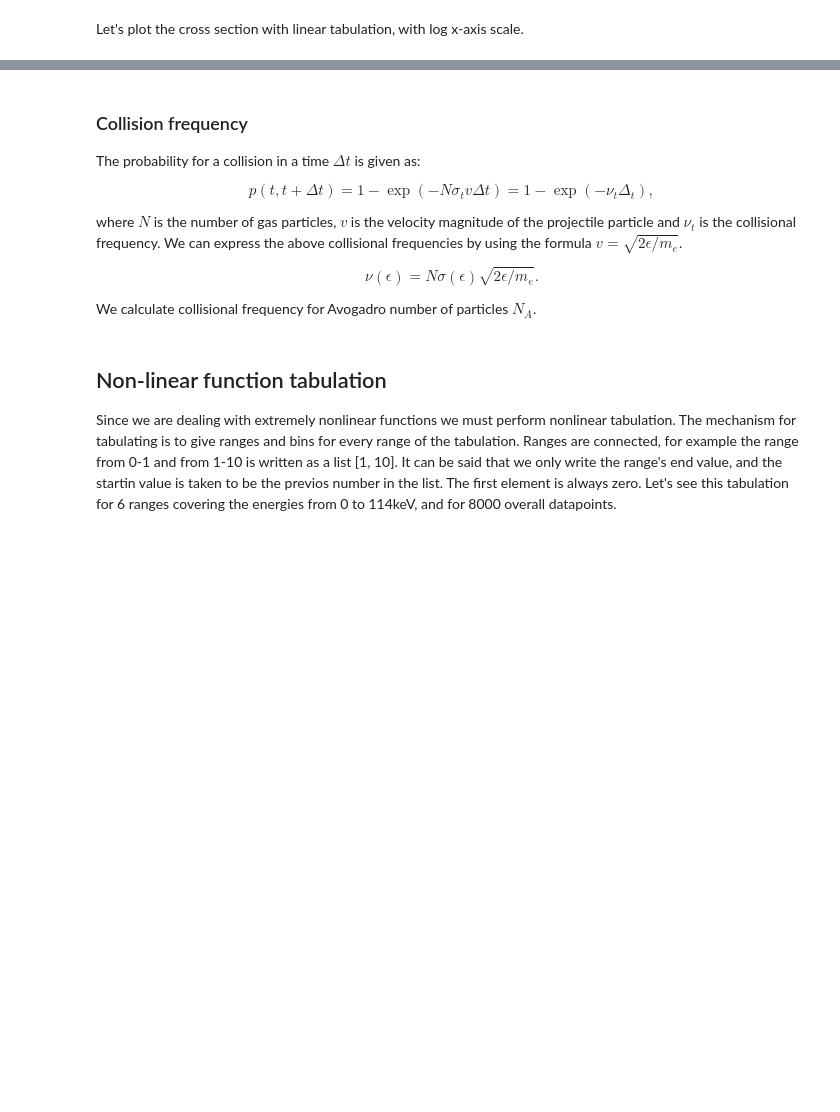
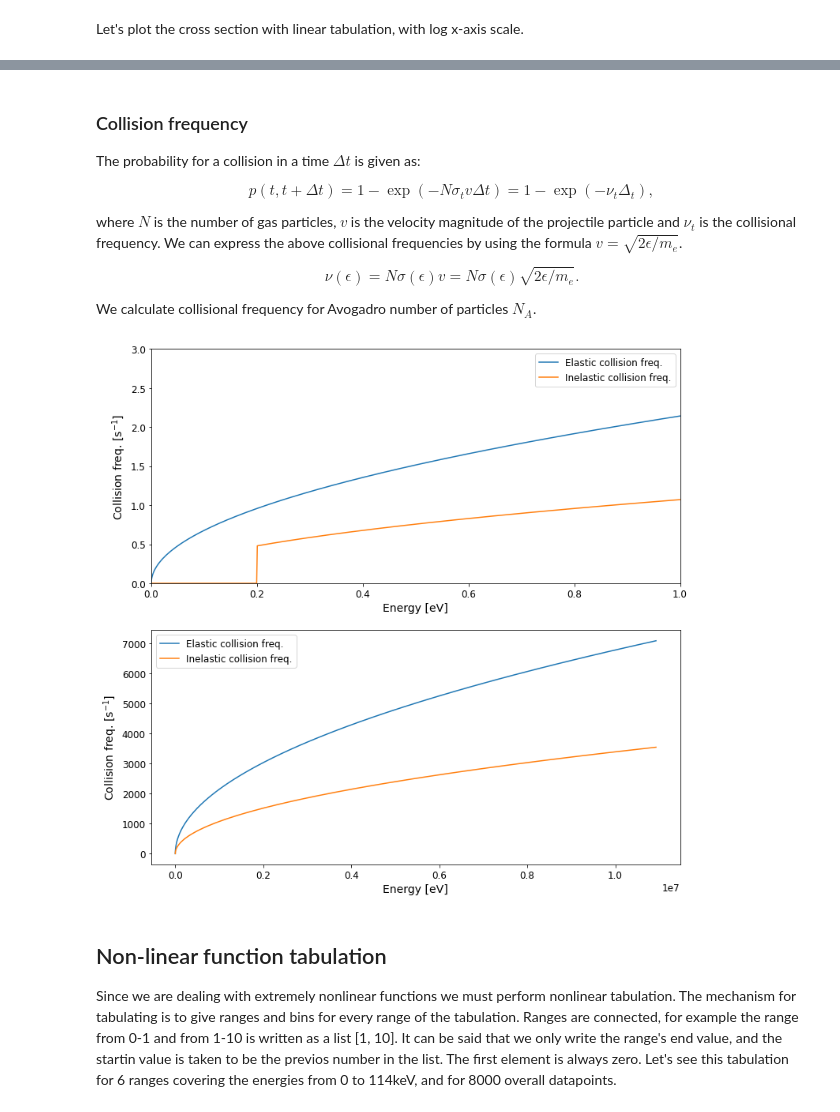
Before and after one commit to GinkoBalboa/parfis, a Jupyter notebook: doc/sphinx/source/collisional_files/generating_simple_cross_sections.ipynb, the cells around one changed output, grey strips where cells are left out. Saved outputs shown, nothing was run; the diff lists cells and outputs as text; code cells hidden in the pictures; blank space fills up the shorter version.

Commit message:
Finished collision frequency notebook

```diff
--- a/doc/sphinx/source/collisional_files/generating_simple_cross_sections.ipynb
+++ b/doc/sphinx/source/collisional_files/generating_simple_cross_sections.ipynb
@@ -45,6 +45,18 @@ $$
 import parfis as pfs
 import matplotlib.pyplot as plt
 import numpy as np
+SMALL_SIZE = 12
+MEDIUM_SIZE = 14
+BIGGER_SIZE = 16
+plt.rc('font', size=SMALL_SIZE)          # controls default text sizes
+plt.rc('axes', titlesize=SMALL_SIZE)     # fontsize of the axes title
+plt.rc('axes', labelsize=MEDIUM_SIZE)    # fontsize of the x and y labels
+plt.rc('xtick', labelsize=SMALL_SIZE)    # fontsize of the tick labels
+plt.rc('ytick', labelsize=SMALL_SIZE)    # fontsize of the tick labels
+plt.rc('legend', fontsize=SMALL_SIZE)    # legend fontsize
+plt.rc('figure', titlesize=BIGGER_SIZE)  # fontsize of the figure title
+
+
 
 nbin = 10000 # number of bins
 xmax = 114_000
@@ -94,34 +108,36 @@ $$
 where $N$ is the number of gas particles, $v$ is the velocity magnitude of the projectile particle and $\nu_t$ is the collisional frequency. We can express the above collisional frequencies by using the formula $v = \sqrt{2 \epsilon / m_e}$.
 
 $$
-\nu(\epsilon) = N \sigma(\epsilon) \sqrt{2 \epsilon/m_e}.
+\nu(\epsilon) = N \sigma(\epsilon) v = N \sigma(\epsilon) \sqrt{2 \epsilon/m_e}.
 $$
 
 We calculate collisional frequency for Avogadro number of particles $N_A$.
 # %%
 eVJ = 1.602176634e-19
 me = 9.1093837e-11  # since we have y in units of A^2 (scale 1e-20m) and me in kg (scale 1e-31)
 Na = 6.02214076e23
 
-fle = Na*yle*np.sqrt(2*xl*eVJ/me)
-fli = Na*yli*np.sqrt(2*xl*eVJ/me)
-flt = Na*ylt*np.sqrt(2*xl*eVJ/me)
+fle = Na*yle*1e-20*np.sqrt(2*xl*eVJ/me)
+fli = Na*yli*1e-20*np.sqrt(2*xl*eVJ/me)
 
+fig, ax = plt.subplots(2, 1, figsize=(12, 12))
 
-fig, ax = plt.subplots(1, 1, figsize=(12, 7))
-
-ax.plot(xl, fle, label="Elastic collision freq.")
-ax.plot(xl, fli, label="Inelastic collision freq.")
-ax.plot(xl, flt, label="Total collision freq.")
-ax.set_xscale("log")
-ax.set_yscale("log")
-ax.set_xlim(0.001, 300_000)
-ax.set_ylim(1e18, 1e24)
-ax.set_xlabel("Energy [eV]")
-ax.set_ylabel("Collision freq. [$\mathrm{s}^{-1}$]")
-ax.legend()
+ax[0].plot(xl, fle, label="Elastic collision freq.")
+ax[0].plot(xl, fli, label="Inelastic collision freq.")
+ax[0].set_xlim(0, 1)
+ax[0].set_ylim(0, 3.0)
+ax[0].set_xlabel("Energy [eV]")
+ax[0].set_ylabel("Collision freq. [$\mathrm{s}^{-1}$]")
+ax[0].legend()
+ax[1].plot(xl, fle, label="Elastic collision freq.")
+ax[1].plot(xl, fli, label="Inelastic collision freq.")
+ax[1].set_xlabel("Energy [eV]")
+ax[1].set_ylabel("Collision freq. [$\mathrm{s}^{-1}$]")
+ax[1].legend()
 
 plt.show()
+# %% [output]
+[figure, added]
 # %% [markdown]
 ## Non-linear function tabulation
 
```
Also changed, not shown: parts of 14 cells of this notebook, 4 other files.
